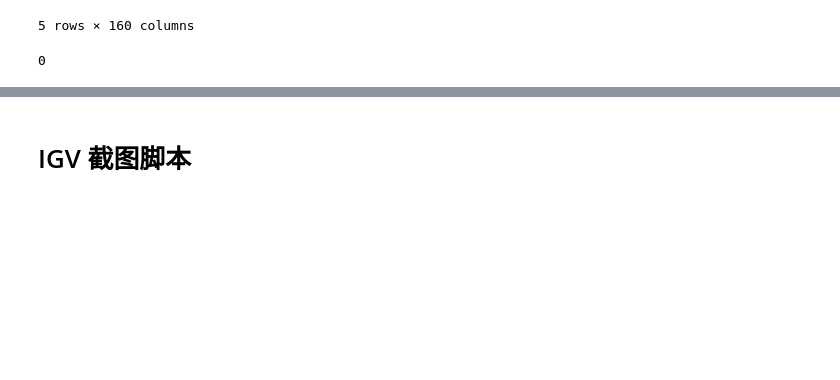
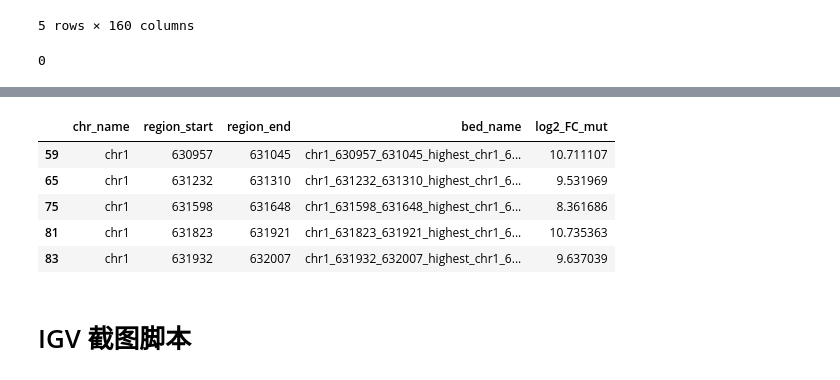
Before and after one commit to hermanzhaozzzz/snakepipes_detect-seq, a Jupyter notebook: step.03.local_analysis.ipynb, the cells around one changed output, grey strips where cells are left out. Saved outputs shown, nothing was run; the diff lists cells and outputs as text; code cells hidden in the pictures; blank space fills up the shorter version.

```diff
--- a/step.03.local_analysis.ipynb
+++ b/step.03.local_analysis.ipynb
@@ -166,6 +189,14 @@ def check_mpmat_index_in_others(x):
             pass
 # %%
 df_igv = df_sign_lenient[['chr_name', 'region_start', 'region_end', 'bed_name', 'log2_FC_mut']]
+df_igv.head()
+# %% [output]
+|  | chr_name | region_start | region_end | bed_name | log2_FC_mut |
+| 59 | chr1 | 630957 | 631045 | chr1_630957_631045_highest_chr1_6... | 10.711107 |
+| 65 | chr1 | 631232 | 631310 | chr1_631232_631310_highest_chr1_6... | 9.531969 |
+| 75 | chr1 | 631598 | 631648 | chr1_631598_631648_highest_chr1_6... | 8.361686 |
+| 81 | chr1 | 631823 | 631921 | chr1_631823_631921_highest_chr1_6... | 10.735363 |
+| 83 | chr1 | 631932 | 632007 | chr1_631932_632007_highest_chr1_6... | 9.637039 |
 # %% [markdown]
 # IGV 截图脚本
 # %%
```
Also changed, not shown: parts of 40 cells of this notebook.
